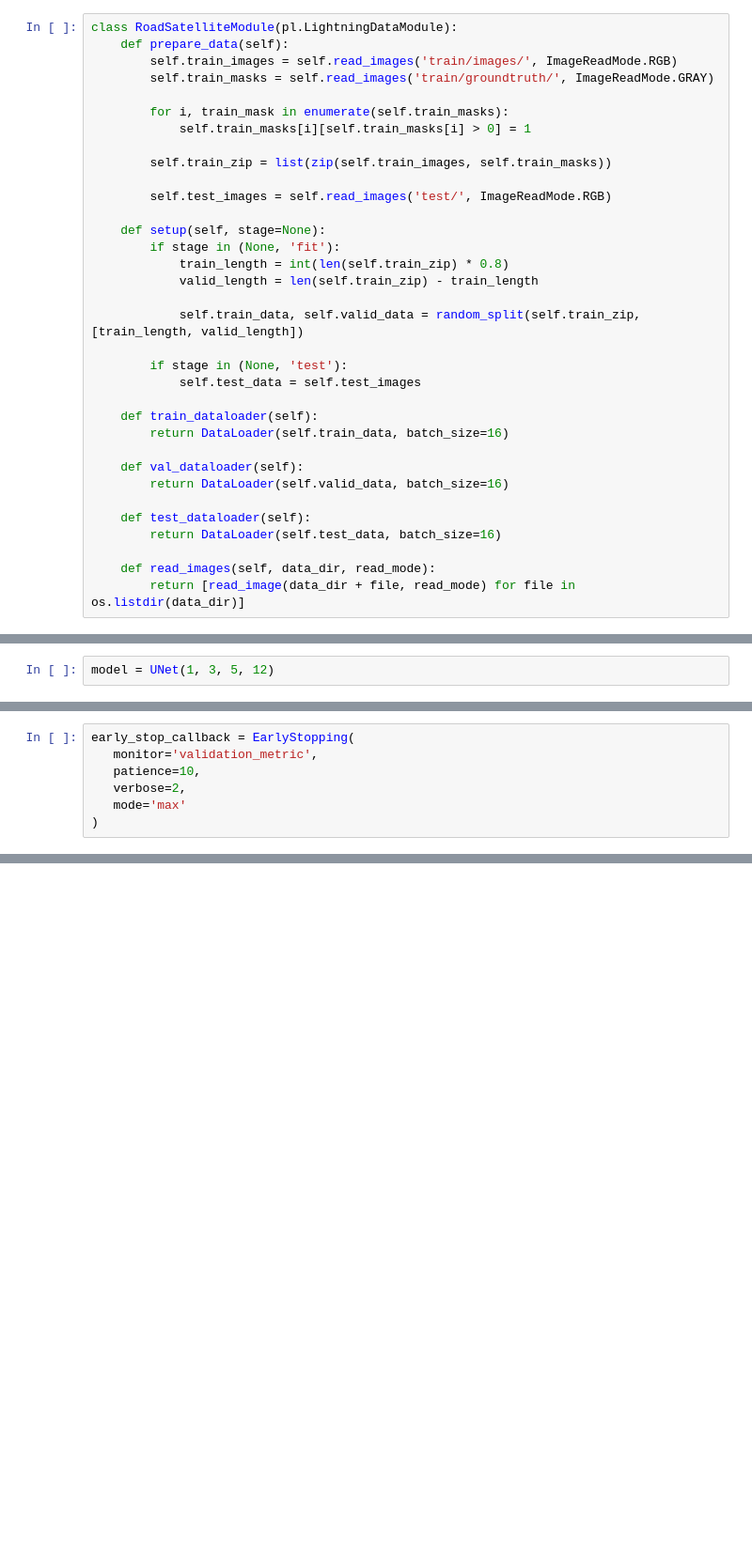
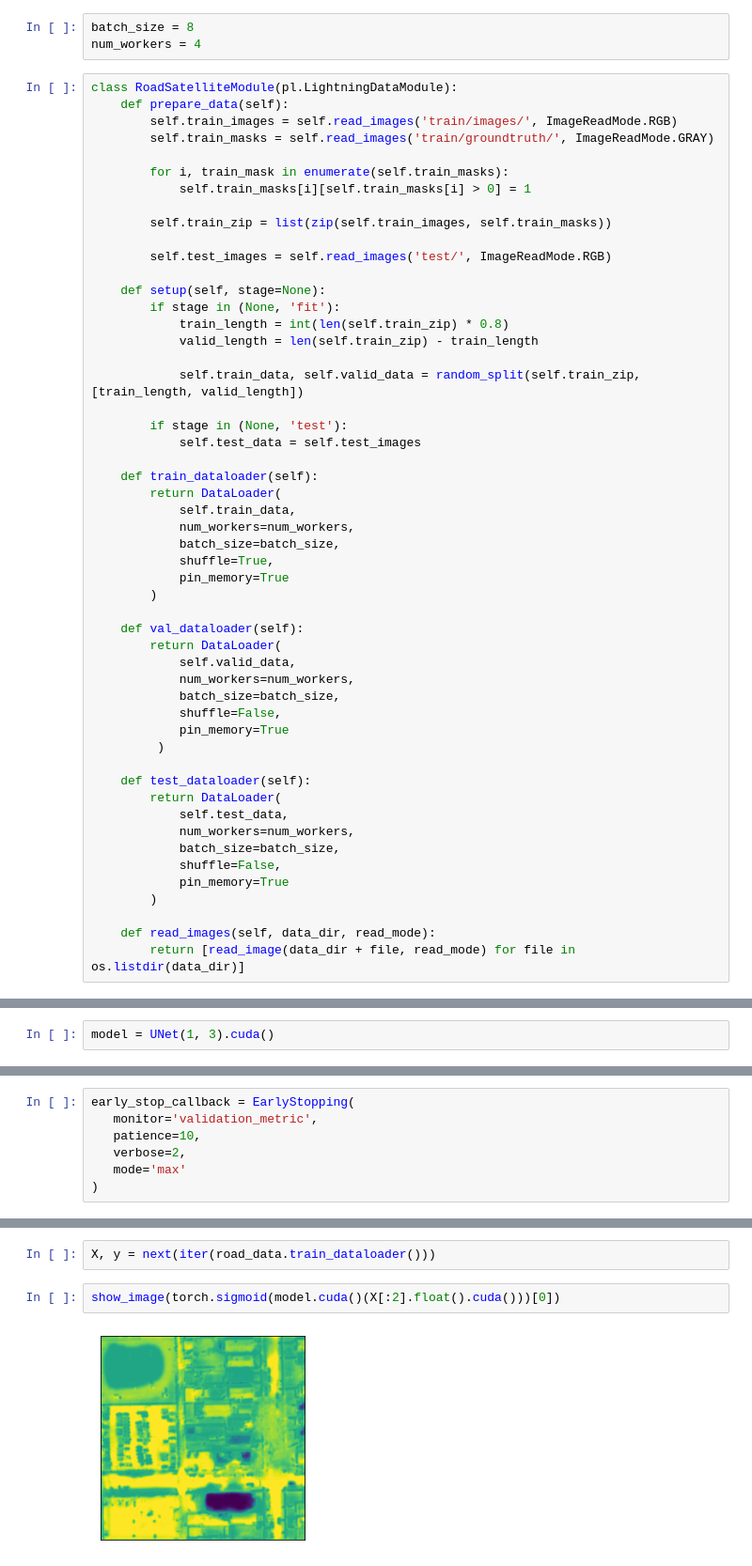
Before and after one commit to ehratjon/cil_2021, a Jupyter notebook: lightning.ipynb, the cells around one changed output, grey strips where cells are left out. Shown: that part at 94% size. Drawn from its saved outputs; the diff is of its cells as text; blank space fills up the shorter version.

```diff
--- a/lightning.ipynb
+++ b/lightning.ipynb
@@ -31,6 +37,9 @@ pl.seed_everything(42, workers=True)
 # 1. Preparation
 # %% [markdown]
 ## 1.1 DataModule
+# %%
+batch_size = 8
+num_workers = 4
 # %%
 class RoadSatelliteModule(pl.LightningDataModule):
     def prepare_data(self):
@@ -55,13 +64,31 @@ class RoadSatelliteModule(pl.LightningDataModule):
             self.test_data = self.test_images
 
     def train_dataloader(self):
-        return DataLoader(self.train_data, batch_size=16)
+        return DataLoader(
+            self.train_data,
+            num_workers=num_workers,
+            batch_size=batch_size,
+            shuffle=True,
+            pin_memory=True
+        )
 
     def val_dataloader(self):
-        return DataLoader(self.valid_data, batch_size=16)
+        return DataLoader(
+            self.valid_data,
+            num_workers=num_workers,
+            batch_size=batch_size,
+            shuffle=False,
+            pin_memory=True
+         )
 
     def test_dataloader(self):
-        return DataLoader(self.test_data, batch_size=16)
+        return DataLoader(
+            self.test_data,
+            num_workers=num_workers,
+            batch_size=batch_size,
+            shuffle=False,
+            pin_memory=True
+        )
 
     def read_images(self, data_dir, read_mode):
         return [read_image(data_dir + file, read_mode) for file in os.listdir(data_dir)]
@@ -191,2 +466,2 @@ model = Conv2d()
 # %%
-model = UNet(1, 3, 5, 12)
+model = UNet(1, 3).cuda()
@@ -224,0 +580,6 @@ trainer.fit(system)
+# %%
+X, y = next(iter(road_data.train_dataloader()))
+# %%
+show_image(torch.sigmoid(model.cuda()(X[:2].float().cuda()))[0])
+# %% [output]
+[figure, added]
```
Also changed, not shown: parts of 21 cells of this notebook.
